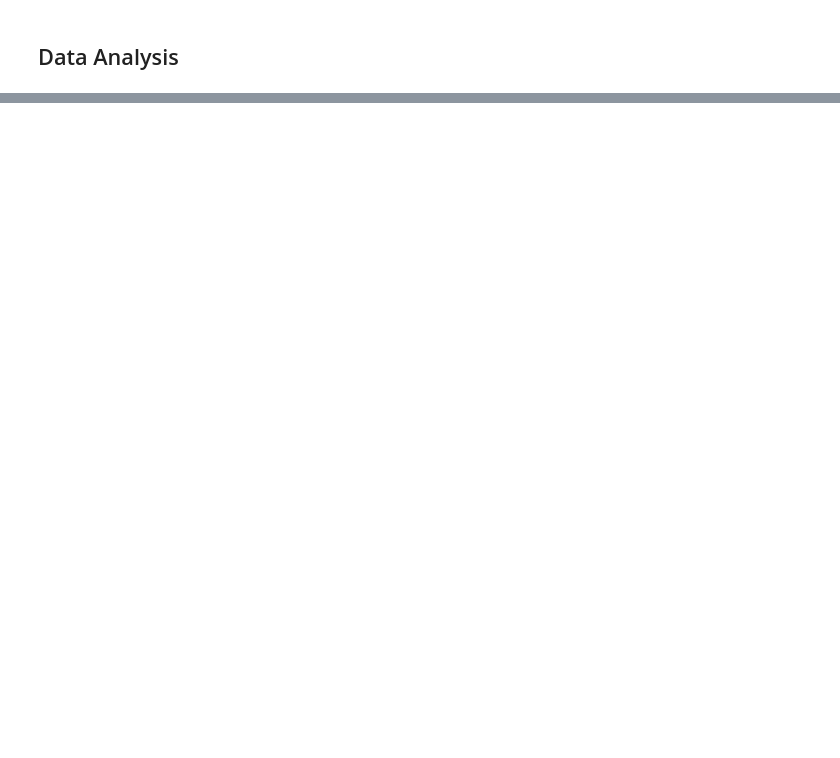
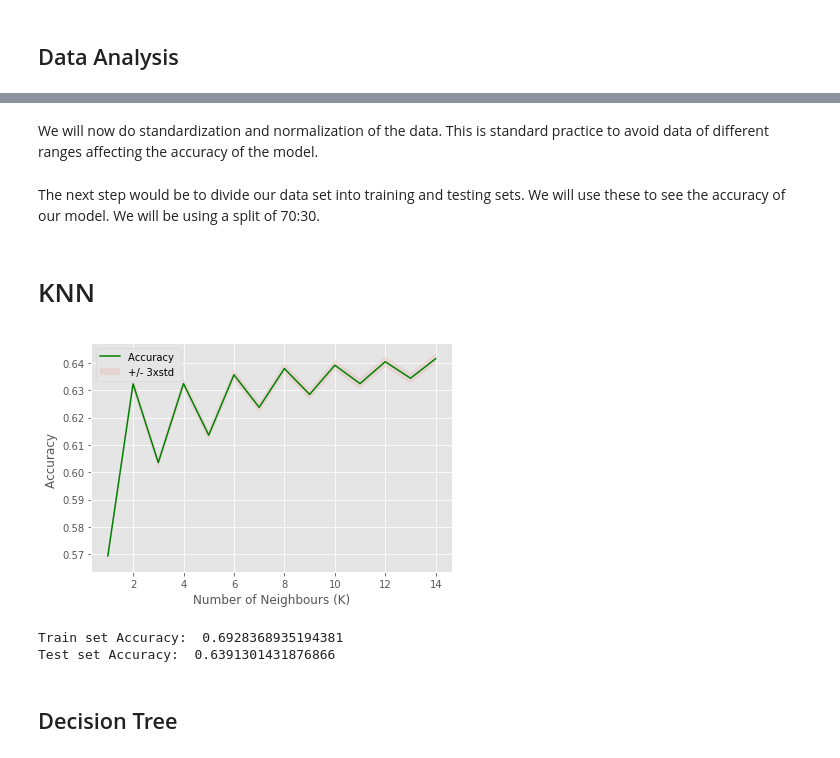
Before and after one commit to RAQDS/Coursera_Capstone, a Jupyter notebook: Coursera Capstone :: Seattle City Accident Warning.ipynb, the cells around one changed output, grey strips where cells are left out. Cells and saved outputs as stored; diff of their text form; code cells hidden in the pictures; blank space fills up the shorter version.

```diff
--- a/Coursera Capstone :: Seattle City Accident Warning.ipynb
+++ b/Coursera Capstone :: Seattle City Accident Warning.ipynb
@@ -205,0 +346,2 @@ dtype: int64
+# %%
+y = DataSet["SEVERITYCODE"]
@@ -205,0 +352,70 @@ dtype: int64
+# %%
+from sklearn import preprocessing
+
+le = preprocessing.LabelEncoder()
+X[:,2] = le.fit(DataSet.ADDRTYPE.unique()).transform(X[:,2])
+X[:,3] = le.fit(DataSet.JUNCTIONTYPE.unique()).transform(X[:,3])
+X[:,4] = le.fit(DataSet.UNDERINFL.unique()).transform(X[:,4])
+X[:,5] = le.fit(DataSet.WEATHER.unique()).transform(X[:,5])
+X[:,6] = le.fit(DataSet.ROADCOND.unique()).transform(X[:,6])
+X[:,7] = le.fit(DataSet.LIGHTCOND.unique()).transform(X[:,7])
+# %% [markdown]
+We will now do standardization and normalization of the data. This is standard practice to avoid data of different ranges affecting the accuracy of the model.
+# %%
+X = preprocessing.StandardScaler().fit(X).transform(X.astype(float))
+# %% [markdown]
+The next step would be to divide our data set into training and testing sets. We will use these to see the accuracy of our model. We will be using a split of 70:30.
+# %%
+from sklearn.model_selection import train_test_split
+
+X_trainset, X_testset, y_trainset, y_testset = train_test_split(X, y, test_size=0.35, random_state=3)
+# %% [markdown]
+# KNN
+# %%
+from sklearn.neighbors import KNeighborsClassifier
+from sklearn import metrics
+
+#We can calculate the accuracy of KNN for different Ks
+Ks = 15
+mean_acc = np.zeros((Ks-1))
+std_acc = np.zeros((Ks-1))
+ConfustionMx = [];
+
+for n in range(1,Ks):
+
+    #Train Model and Predict
+    neigh = KNeighborsClassifier(n_neighbors = n).fit(X_trainset,y_trainset)
+    yhat=neigh.predict(X_testset)
+    mean_acc[n-1] = metrics.accuracy_score(y_testset, yhat)
+    std_acc[n-1]=np.std(yhat==y_testset)/np.sqrt(yhat.shape[0])
+
+mean_acc
+
+#Plot model accuracy for Different number of Neighbors
+plt.plot(range(1,Ks),mean_acc,'g')
+plt.fill_between(range(1,Ks),mean_acc - 1 * std_acc,mean_acc + 1 * std_acc, alpha=0.10)
+plt.legend(('Accuracy ', '+/- 3xstd'))
+plt.ylabel('Accuracy ')
+plt.xlabel('Number of Neighbours (K)')
+plt.tight_layout()
+plt.show()
+# %% [output]
+[figure, added]
+# %%
+k = 10
+
+#Train Model and Predict
+neigh = KNeighborsClassifier(n_neighbors = k).fit(X_trainset,y_trainset)
+
+#Predicting
+yhat_KNN = neigh.predict(X_testset)
+
+#Accuracy evaluation
+from sklearn import metrics
+print("Train set Accuracy: ", metrics.accuracy_score(y_trainset, neigh.predict(X_trainset)))
+print("Test set Accuracy: ", metrics.accuracy_score(y_testset, yhat_KNN))
+# %% [output]
+Train set Accuracy:  0.6928368935194381
+Test set Accuracy:  0.6391301431876866
+# %% [markdown]
+## Decision Tree
```
Also changed, not shown: parts of 79 cells of this notebook.
